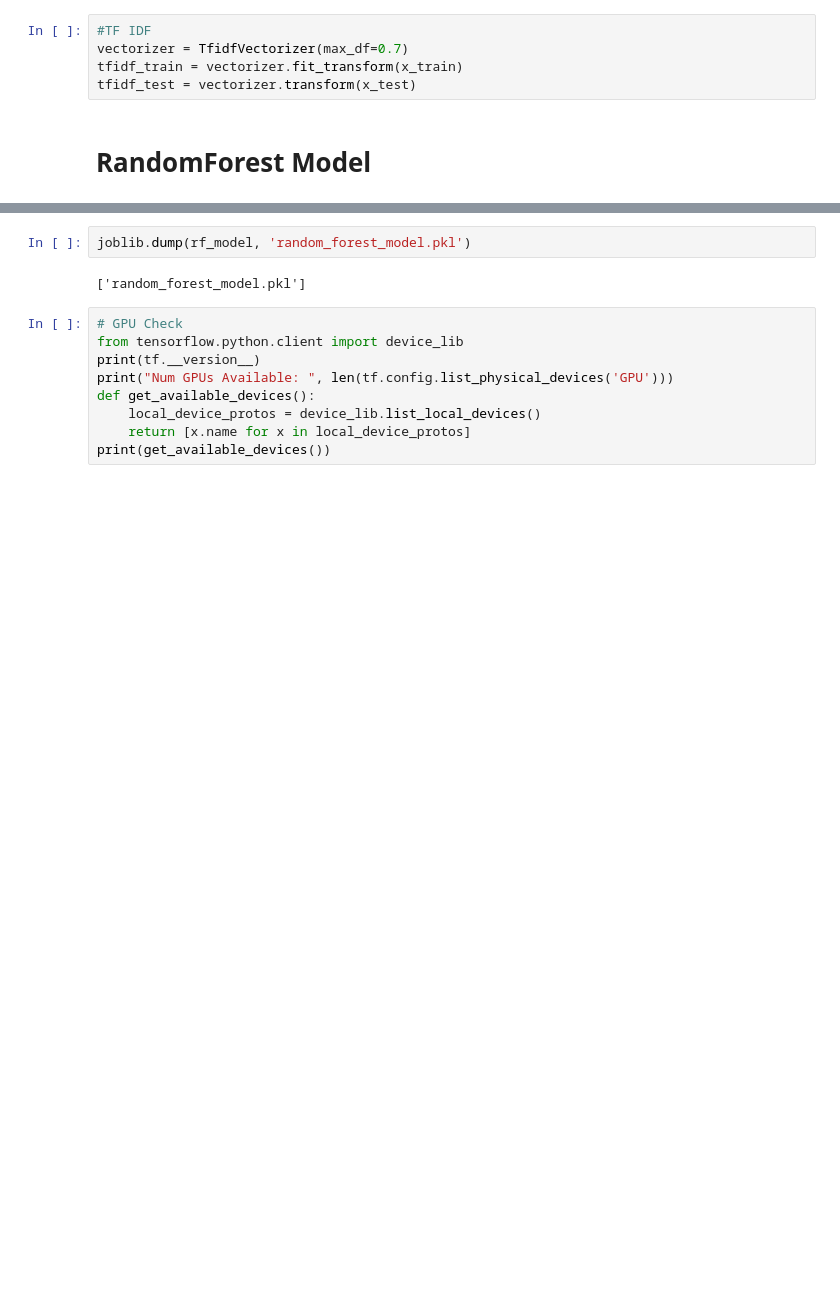
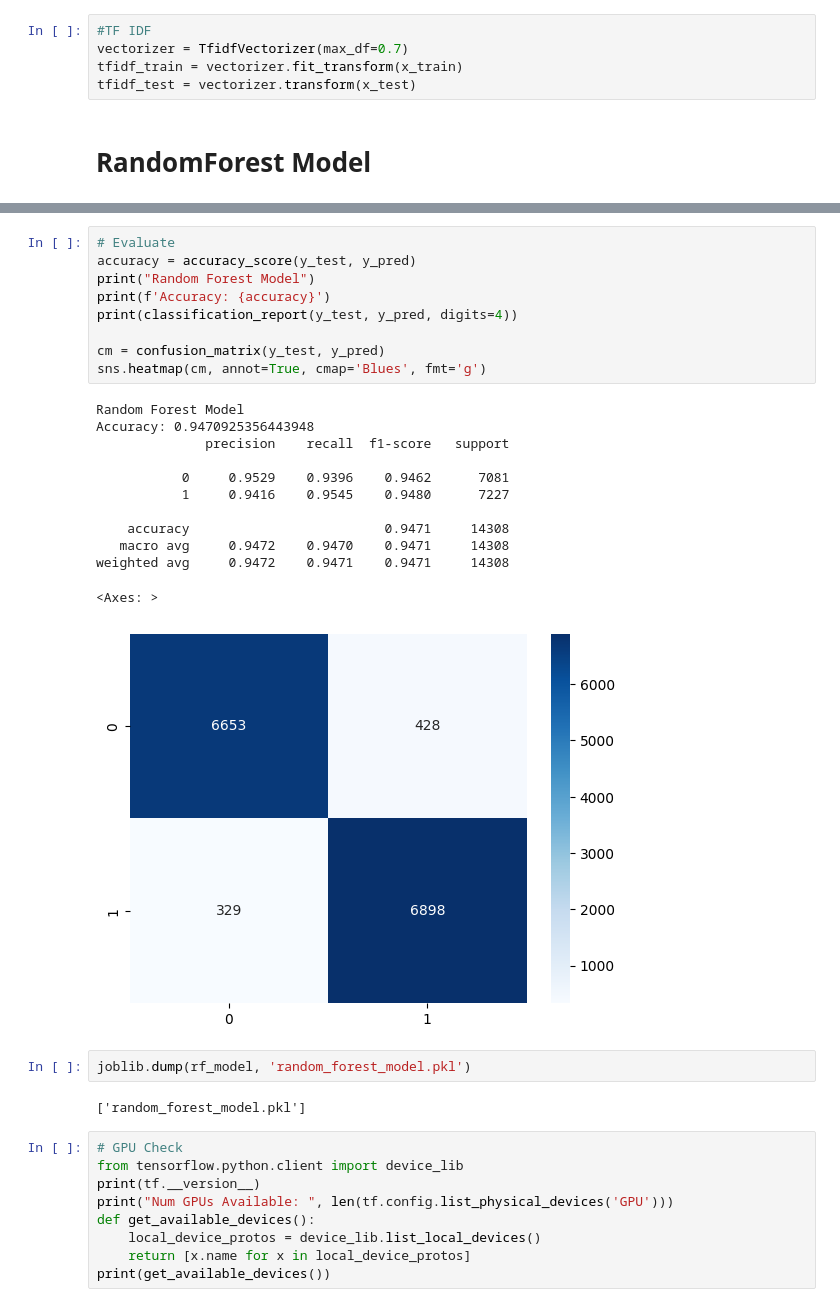
Before and after one commit to ToaStyToaFu/NLPAoL_FakeNewsClassifier, a Jupyter notebook: NLP_AoL.ipynb, the cells around one changed output, grey strips where cells are left out. Cells and saved outputs as stored; diff of their text form; blank space fills up the shorter version.

```diff
--- a/NLP_AoL.ipynb
+++ b/NLP_AoL.ipynb
@@ -216,3 +219,25 @@ Accuracy: 0.9503075202683813
+# %%
+# Evaluate
+accuracy = accuracy_score(y_test, y_pred)
+print("Random Forest Model")
+print(f'Accuracy: {accuracy}')
+print(classification_report(y_test, y_pred, digits=4))
+
+cm = confusion_matrix(y_test, y_pred)
+sns.heatmap(cm, annot=True, cmap='Blues', fmt='g')
+# %% [output]
+Random Forest Model
+Accuracy: 0.9470925356443948
+              precision    recall  f1-score   support
+
+           0     0.9529    0.9396    0.9462      7081
+           1     0.9416    0.9545    0.9480      7227
+
+    accuracy                         0.9471     14308
+   macro avg     0.9472    0.9470    0.9471     14308
+weighted avg     0.9472    0.9471    0.9471     14308
+<Axes: >
+[figure, added]
 # %%
 joblib.dump(rf_model, 'random_forest_model.pkl')
 # %% [output]
```
Also changed, not shown: parts of 8 cells of this notebook.
